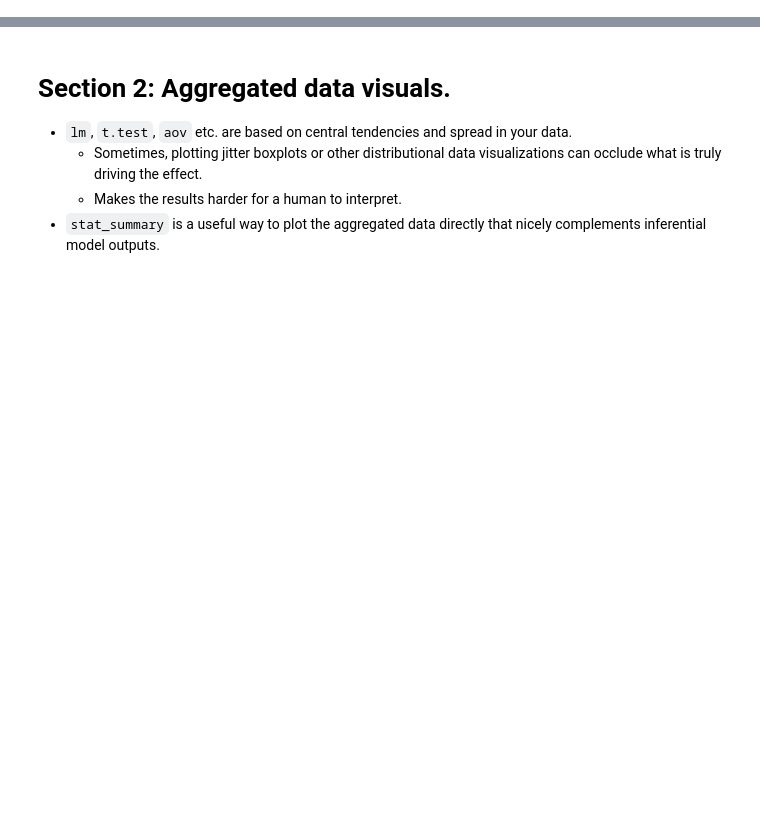
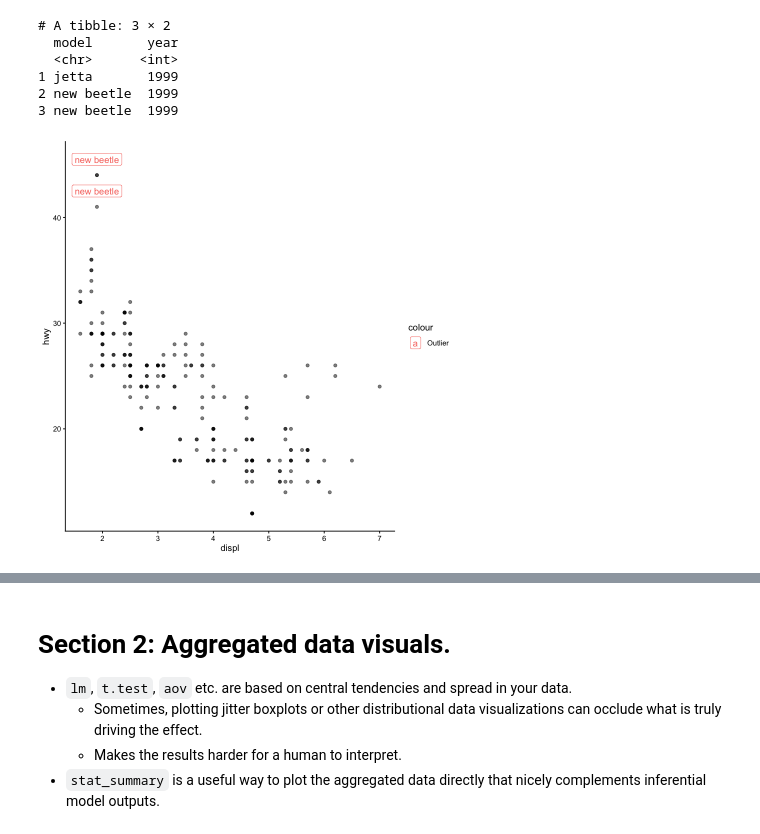
Before and after one commit to JeremyHogeveen/dspn_spring2026_github, a Jupyter notebook: code/dspn_spring2026_week8_03122026.ipynb, the cells around one changed output, grey strips where cells are left out. Saved outputs shown, nothing was run; the diff lists cells and outputs as text; code cells hidden in the pictures; blank space fills up the shorter version.

```diff
--- a/code/dspn_spring2026_week8_03122026.ipynb
+++ b/code/dspn_spring2026_week8_03122026.ipynb
@@ -36,3 +36,31 @@
 
 * A standard scatter plot can tell you if an outlier or inf obs exists, but cannot tell you which case it is.
     * For this, I use `geom_label`
+# %%
+library(tidyverse)
+
+# let's use the 'mpg' dataset and look for cars with high highway mileage
+df <- mpg %>%
+    mutate(outlier_label = ifelse(hwy > 40,
+                                  as.character(model),
+                                  NA))
+
+print(df %>% filter(outlier_label!="NA") %>% select(model,year))
+# %% [output]
+# A tibble: 3 × 2
+  model       year
+  <chr>      <int>
+1 jetta       1999
+2 new beetle  1999
+3 new beetle  1999
+# %%
+# now let's identify outliers on a scatterr plot between displ and hwy mileage
+plot_labels <- ggplot(df, aes(x = displ, y = hwy)) +
+    geom_point(alpha=0.5) +
+    geom_label(aes(label = outlier_label, color="Outlier"),
+               na.rm = TRUE,
+              nudge_y = 1.5) +
+    theme_classic()
+plot_labels
+# %% [output]
+[figure, added]
```
Also changed, not shown: parts of 12 cells of this notebook, 1 other file.
